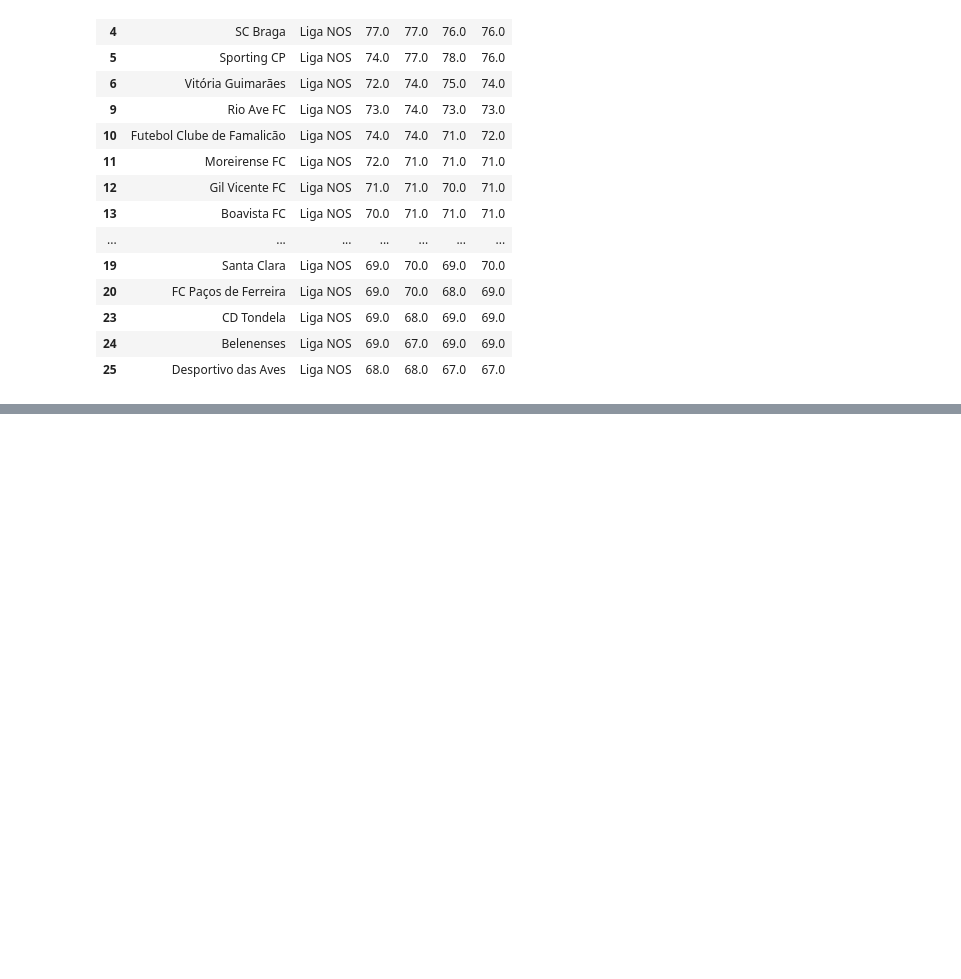
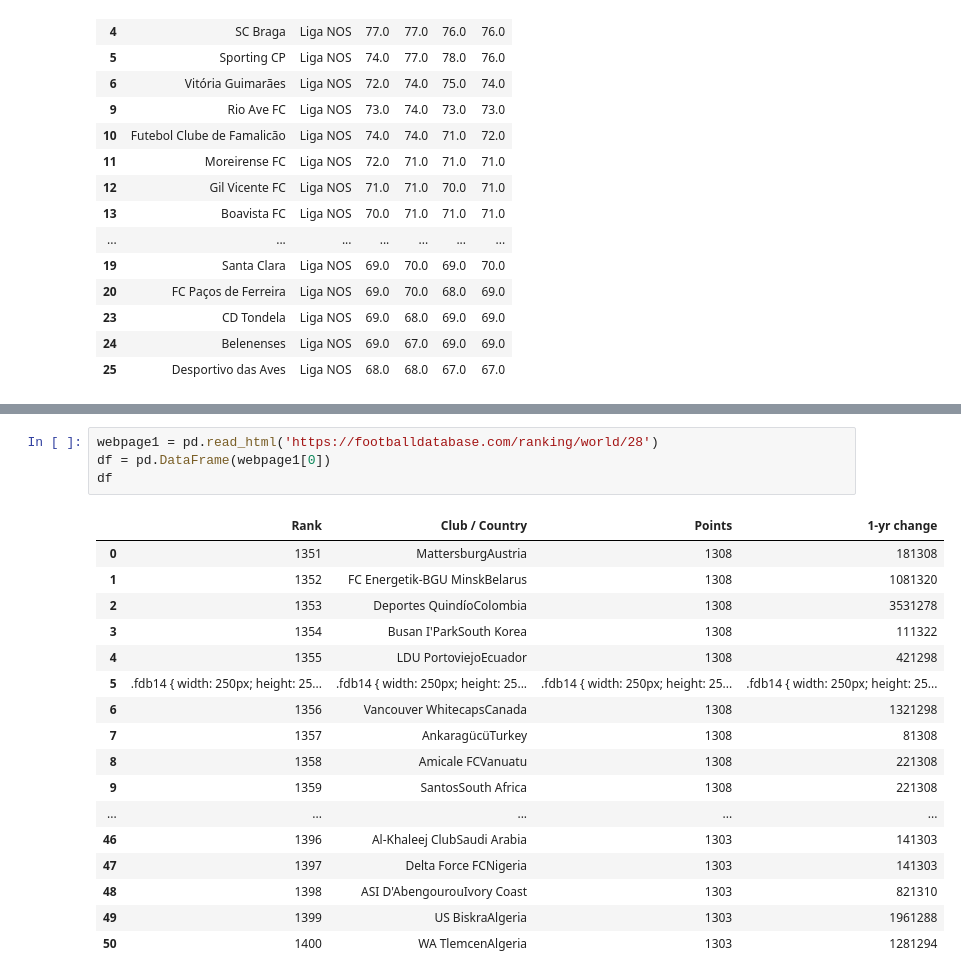
Before and after one commit to TiagoVilaVerde/TFM_KSCHOOL, a Jupyter notebook: 2. Extract teams ratings.ipynb, the cells around one changed output, grey strips where cells are left out. Drawn from its saved outputs; the diff is of its cells as text; blank space fills up the shorter version.

```diff
--- a/2. Extract teams ratings.ipynb
+++ b/2. Extract teams ratings.ipynb
@@ -109,0 +171,22 @@ df
+# %%
+webpage1 = pd.read_html('https://footballdatabase.com/ranking/world/28')
+df = pd.DataFrame(webpage1[0])
+df
+# %% [output]
+|  | Rank | Club / Country | Points | 1-yr change |
+| 0 | 1351 | MattersburgAustria | 1308 | 181308 |
+| 1 | 1352 | FC Energetik-BGU MinskBelarus | 1308 | 1081320 |
+| 2 | 1353 | Deportes QuindíoColombia | 1308 | 3531278 |
+| 3 | 1354 | Busan I'ParkSouth Korea | 1308 | 111322 |
+| 4 | 1355 | LDU PortoviejoEcuador | 1308 | 421298 |
+| 5 | .fdb14 { width: 250px; height: 25... | .fdb14 { width: 250px; height: 25... | .fdb14 { width: 250px; height: 25... | .fdb14 { width: 250px; height: 25... |
+| 6 | 1356 | Vancouver WhitecapsCanada | 1308 | 1321298 |
+| 7 | 1357 | AnkaragücüTurkey | 1308 | 81308 |
+| 8 | 1358 | Amicale FCVanuatu | 1308 | 221308 |
+| 9 | 1359 | SantosSouth Africa | 1308 | 221308 |
+| ... | ... | ... | ... | ... |
+| 46 | 1396 | Al-Khaleej ClubSaudi Arabia | 1303 | 141303 |
+| 47 | 1397 | Delta Force FCNigeria | 1303 | 141303 |
+| 48 | 1398 | ASI D'AbengourouIvory Coast | 1303 | 821310 |
+| 49 | 1399 | US BiskraAlgeria | 1303 | 1961288 |
+| 50 | 1400 | WA TlemcenAlgeria | 1303 | 1281294 |
```
Also changed, not shown: parts of 5 cells of this notebook.
